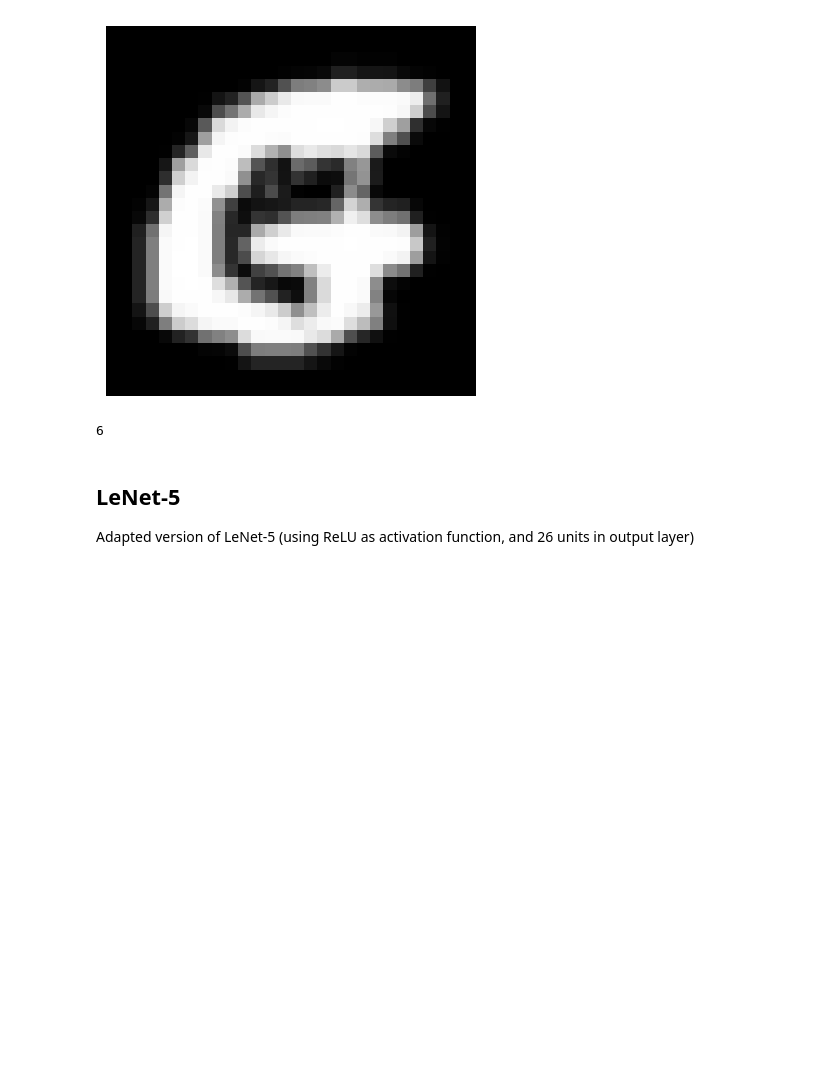
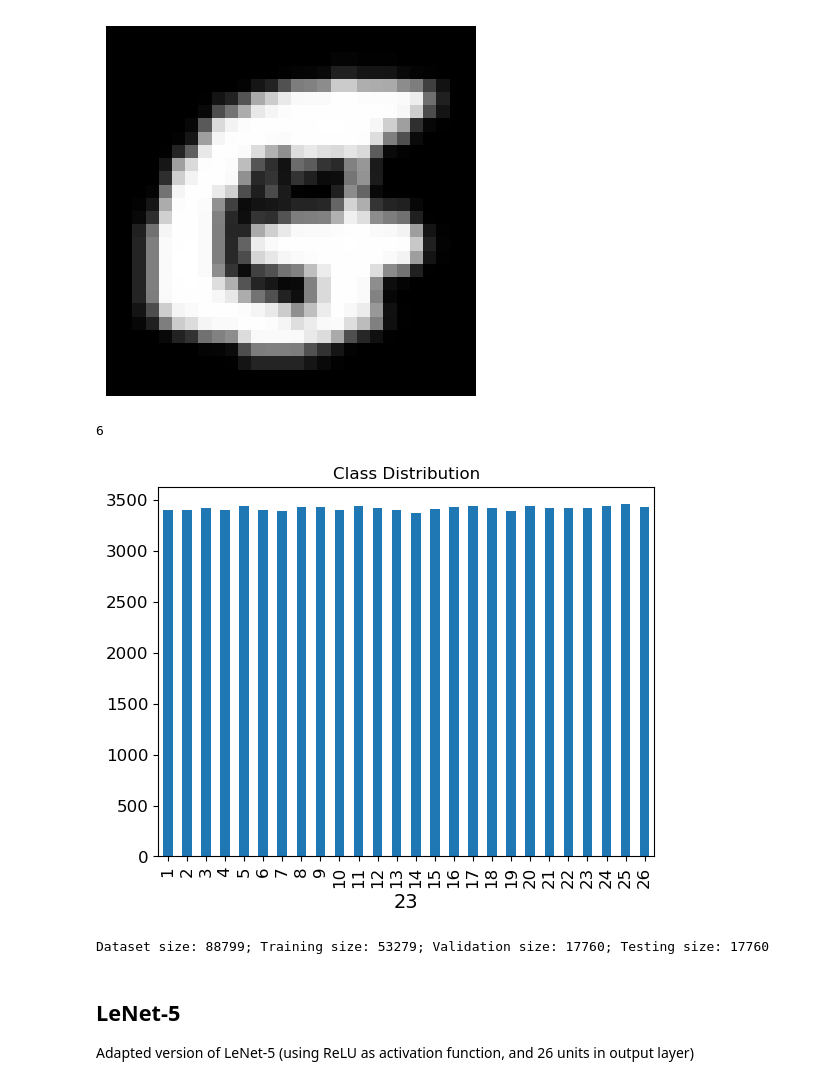
Before and after one commit to lioia/ml, a Jupyter notebook: Project.ipynb, the cells around one changed output. Drawn from its saved outputs; the diff is of its cells as text; code cells hidden in the pictures; blank space fills up the shorter version.

Commit message:
feat: plotting class distribution

```diff
--- a/Project.ipynb
+++ b/Project.ipynb
@@ -120,6 +93,39 @@ print(y[0])
 # %% [output]
 [figure]
 6
+# %%
+# Plotting the class distribution to see whether any of the classes is unbalanced
+axes = df.iloc[:,0].value_counts().sort_index().plot(kind="bar")
+axes.set_title('Class Distribution')
+plt.show()
+# %% [output]
+[figure, added]
+# %%
+# Split dataset in training and testing (80% training, 20% testing)
+X_train, X_test, y_train, y_test = train_test_split(X, y, test_size=0.2, random_state=42)
+
+# Split training set in training and validation (75% of 80% in training and 25% of 80% in validation)
+X_train, X_valid, y_train, y_valid = train_test_split(X_train, y_train, test_size=0.25, random_state=42)
+
+# Normalize (to have values between 0 and 1)
+X_train = X_train.astype("float32") / 255.
+X_valid = X_valid.astype("float32") / 255.
+X_test = X_test.astype("float32") / 255.
+
+# Reshape with single channel (used by CNN); images are gryscale, so only one channel is needed
+X_train_cnn = X_train.reshape(-1, 28, 28, 1)
+X_valid_cnn = X_valid.reshape(-1, 28, 28, 1)
+X_test_cnn = X_test.reshape(-1, 28, 28, 1)
+
+# Create a set with training and validation (used when training the final model, with the number of iteration found by early stopping)
+X_train_final = np.concatenate((X_train, X_valid))
+X_train_cnn_final = X_train_final.reshape(-1, 28, 28, 1)
+y_train_final = np.concatenate((y_train, y_valid))
+
+# Dataset is split: 60% in training, 20% in validation and 20% in testing
+print(f"Dataset size: {df.shape[0]}; Training size: {X_train.shape[0]}; Validation size: {X_valid.shape[0]}; Testing size: {X_test.shape[0]}")
+# %% [output]
+Dataset size: 88799; Training size: 53279; Validation size: 17760; Testing size: 17760
 # %% [markdown]
 ## LeNet-5
 
```
Also changed, not shown: parts of 1 cell of this notebook.
